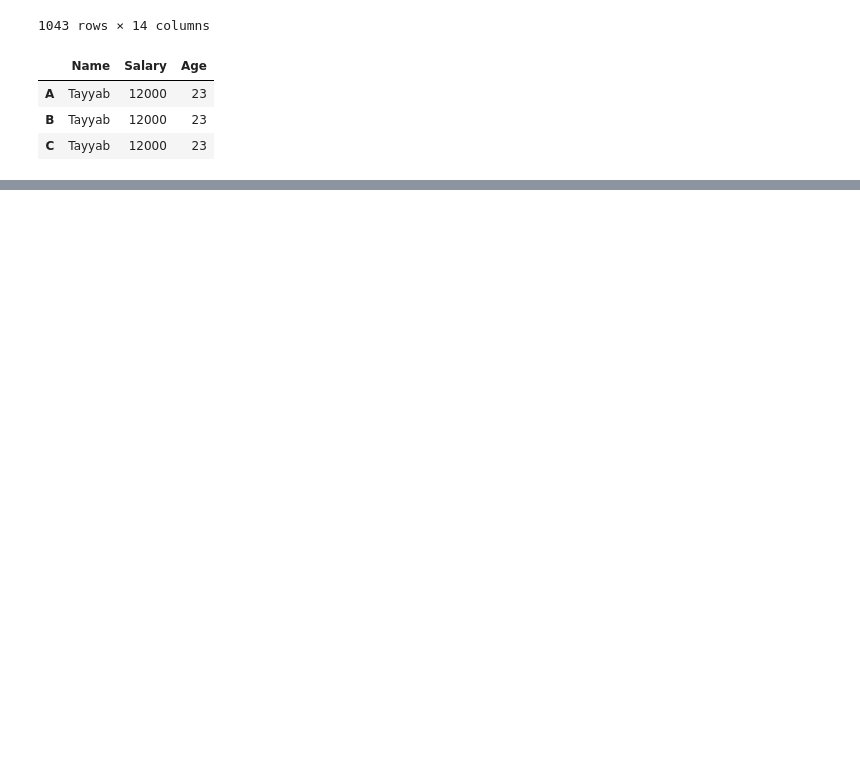
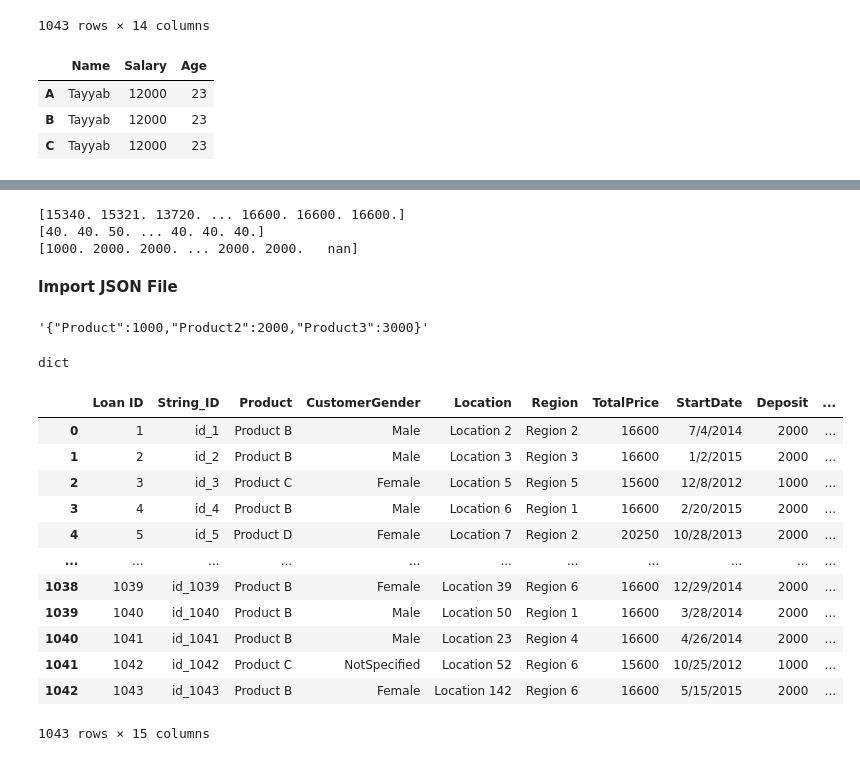
Before and after one commit to TayyabRepos/Working-With-Text, a Jupyter notebook: Working With Text.ipynb, the cells around one changed output, grey strips where cells are left out. Cells and saved outputs as stored; diff of their text form; code cells hidden in the pictures; blank space fills up the shorter version.

```diff
--- a/Working With Text.ipynb
+++ b/Working With Text.ipynb
@@ -102,0 +195,44 @@ df
+# %%
+#unpack=true
+lending_numeric_1,lending_numeric_2,lending_numeric_3,= np.genfromtxt('Lending-Company-Numeric-Data-NAN.csv', delimiter=';',
+                                      skip_header=2,
+                                      skip_footer=2,
+                                      usecols=(5,1,0),
+                                      unpack=True)
+print(lending_numeric_1)
+print(lending_numeric_2)
+print(lending_numeric_3)
+# %% [output]
+[15340. 15321. 13720. ... 16600. 16600. 16600.]
+[40. 40. 50. ... 40. 40. 40.]
+[1000. 2000. 2000. ... 2000. 2000.   nan]
+# %% [markdown]
+**Import JSON File**
+# %%
+prices_per_product='{"Product":1000,"Product2":2000,"Product3":3000}'
+prices_per_product
+# %% [output]
+'{"Product":1000,"Product2":2000,"Product3":3000}'
+# %%
+import json
+prices_per_product_json=json.loads(prices_per_product)
+type(prices_per_product_json)
+# %% [output]
+dict
+# %%
+lending_company_Json = pd.read_json('Lending-Company.json')
+lending_company_Json
+# %% [output]
+|  | Loan ID | String_ID | Product | CustomerGender | Location | Region | TotalPrice | StartDate | Deposit | ... |
+| 0 | 1 | id_1 | Product B | Male | Location 2 | Region 2 | 16600 | 7/4/2014 | 2000 | ... |
+| 1 | 2 | id_2 | Product B | Male | Location 3 | Region 3 | 16600 | 1/2/2015 | 2000 | ... |
+| 2 | 3 | id_3 | Product C | Female | Location 5 | Region 5 | 15600 | 12/8/2012 | 1000 | ... |
+| 3 | 4 | id_4 | Product B | Male | Location 6 | Region 1 | 16600 | 2/20/2015 | 2000 | ... |
+| 4 | 5 | id_5 | Product D | Female | Location 7 | Region 2 | 20250 | 10/28/2013 | 2000 | ... |
+| ... | ... | ... | ... | ... | ... | ... | ... | ... | ... | ... |
+| 1038 | 1039 | id_1039 | Product B | Female | Location 39 | Region 6 | 16600 | 12/29/2014 | 2000 | ... |
+| 1039 | 1040 | id_1040 | Product B | Male | Location 50 | Region 1 | 16600 | 3/28/2014 | 2000 | ... |
+| 1040 | 1041 | id_1041 | Product B | Male | Location 23 | Region 4 | 16600 | 4/26/2014 | 2000 | ... |
+| 1041 | 1042 | id_1042 | Product C | NotSpecified | Location 52 | Region 6 | 15600 | 10/25/2012 | 1000 | ... |
+| 1042 | 1043 | id_1043 | Product B | Female | Location 142 | Region 6 | 16600 | 5/15/2015 | 2000 | ... |
+1043 rows × 15 columns
```
Also changed, not shown: parts of 29 cells of this notebook, 11 other files.
